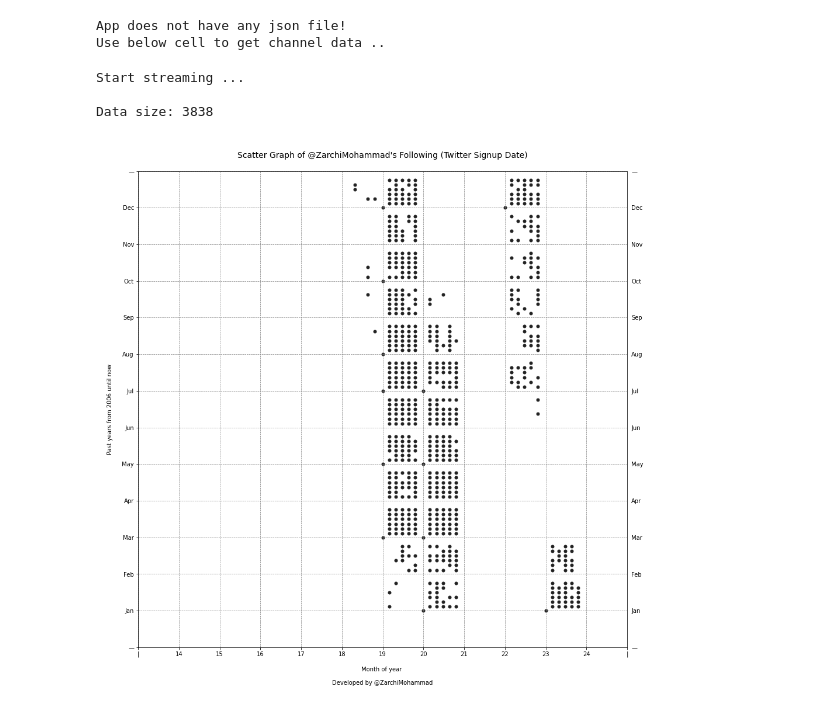
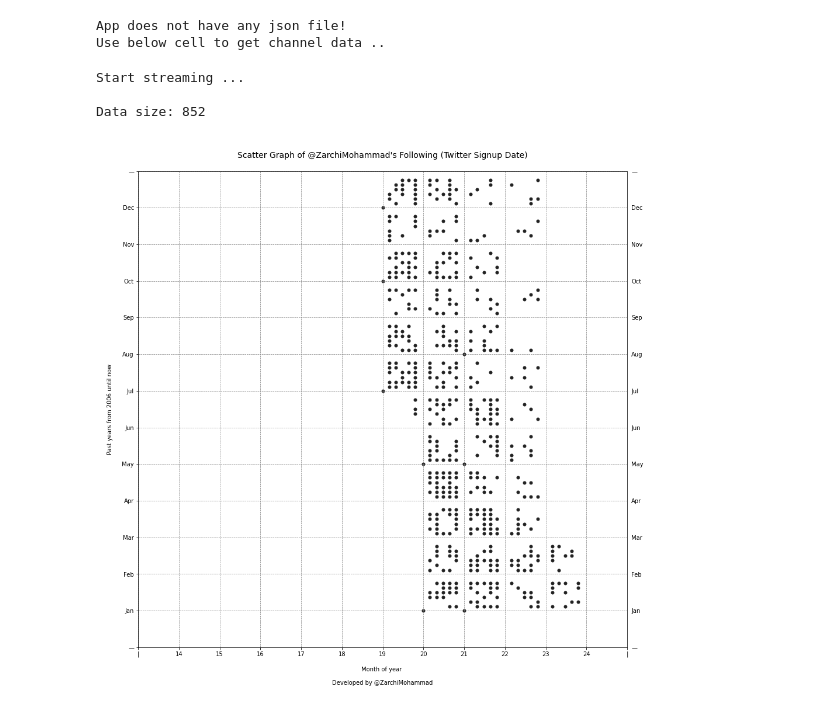
Before and after one commit to mzarchi/telegram, a Jupyter notebook: Channel/Analysis.ipynb, the cells around one changed output. Drawn from its saved outputs; the diff is of its cells as text; code cells hidden in the pictures.

```diff
--- a/Channel/Analysis.ipynb
+++ b/Channel/Analysis.ipynb
@@ -9,35 +11,35 @@ md.ShowChannelList()
 # %%
-username = "Mimistyping"
+username = "ha8sht"
 data = md.fe(username)
 # %% [output]
 App does not have any json file!
 Use below cell to get channel data ..
 # %%
-data = await md.get_data(username, 4000)
+data = await md.get_data(username, 900)
 # %% [output]
 Start streaming ...
 
-Data size: 3838
+Data size: 852
 # %%
-x1, y1 = md.scatter_handel(data)
+x1, y1, di = md.scatter_handel(data)
 plt.figure(figsize=(15, 15))
 plt.scatter(x1, y1, color='#222222', s=100, marker=".")
 
 #ux, uy = crt2_num(int(mi_ts))
 # plt.scatter([ux], [uy], color='#FF0000', s=150, marker="*")
 plt.title(f'\nScatter Graph of @ZarchiMohammad\'s Following (Twitter Signup Date)\n',
           fontname="DejaVu Sans", size=14)
 plt.xlabel("\nMonth of year \n \nDeveloped by @ZarchiMohammad\n")
 plt.ylabel("\nPast years from 2006 until now\n")
 plt.grid(color='gray', linestyle='--', linewidth=0.7)
 x = ['|', '14', '15', '16', '17', '18', '19', '20', '21', '22', '23', '24', '|']
 y = ['—', 'Jan', 'Feb', 'Mar', 'Apr', 'May', 'Jun',
      'Jul', 'Aug', 'Sep', 'Oct', 'Nov', 'Dec', '—']
 plt.xlim([0, 12])
 plt.ylim([0, 12])
 plt.xticks(range(len(x)), x)
 plt.yticks(range(len(y)), y)
 plt.tick_params(axis="y", which="both", labelleft=True, labelright=True)
 # %% [output]
-[figure, old version]
+[figure, new version]
 # %%
```
Also changed, not shown: parts of 2 cells of this notebook, 1 other file.
